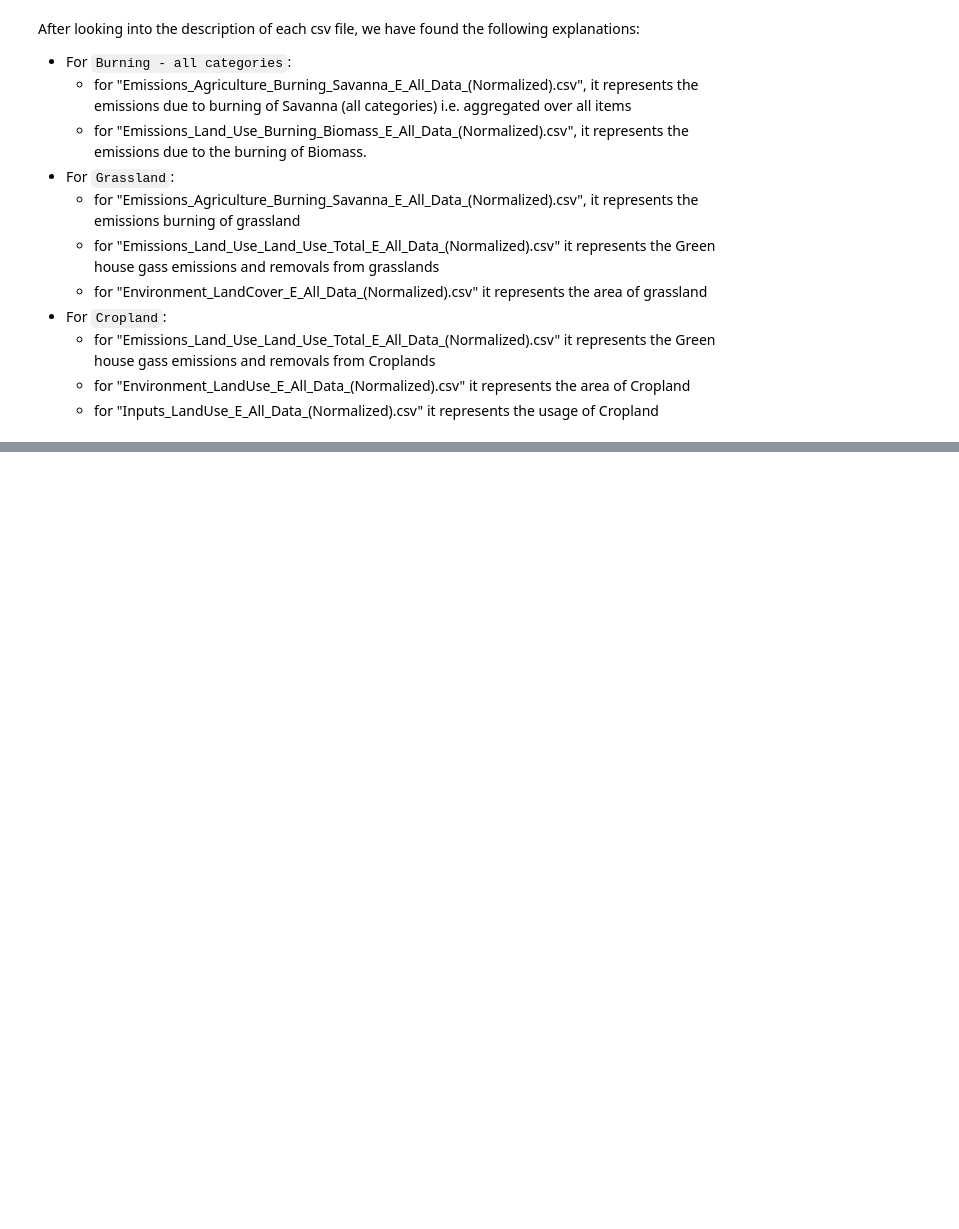
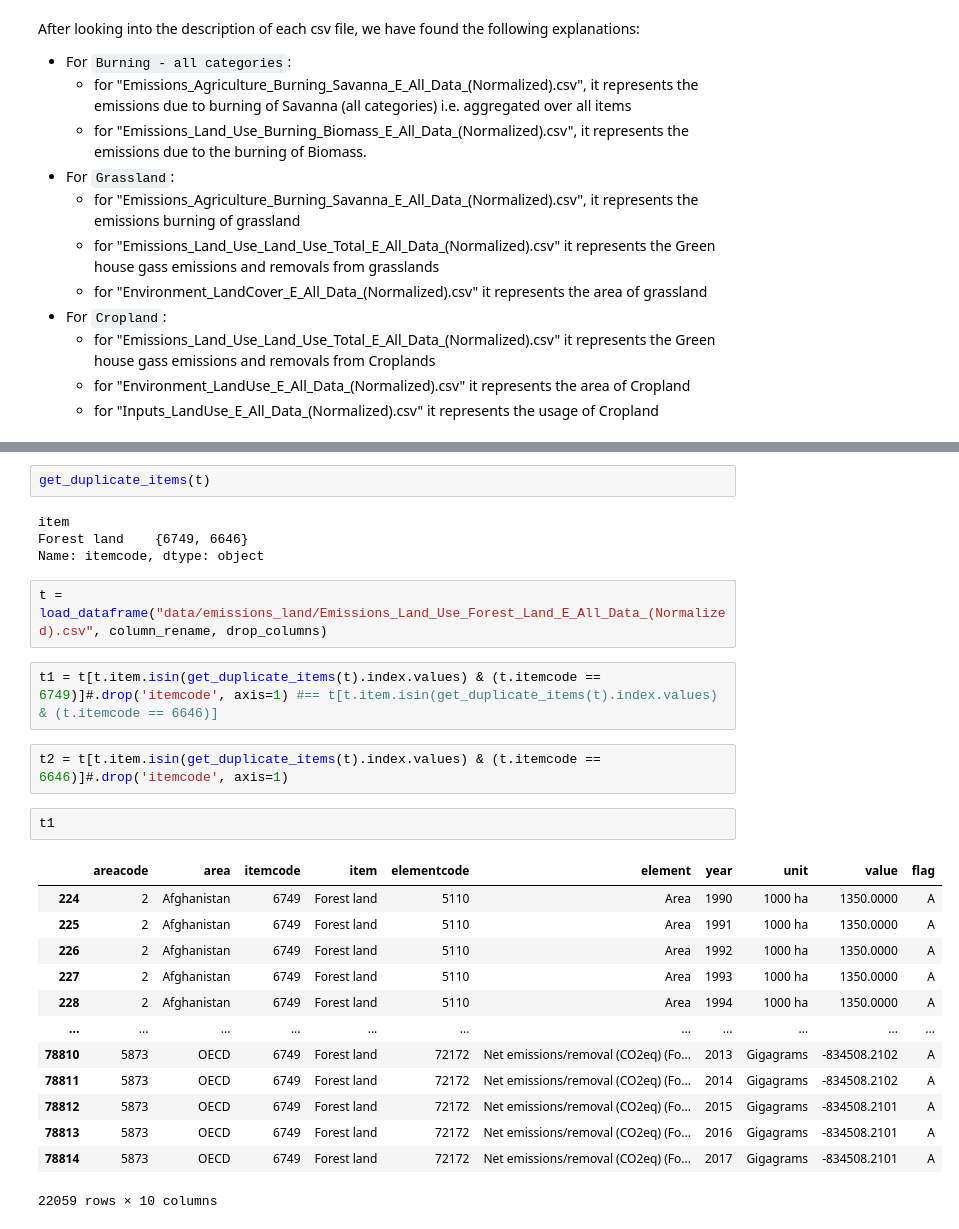
Before and after one commit to ChatPerche/ADA_Project, a Jupyter notebook: Milestone_2.ipynb, the cells around one changed output, grey strips where cells are left out. Drawn from its saved outputs; the diff is of its cells as text; blank space fills up the shorter version.

```diff
--- a/Milestone_2.ipynb
+++ b/Milestone_2.ipynb
@@ -403,0 +452,28 @@ After looking into the description of each csv file, we have found the following
+# %%
+get_duplicate_items(t)
+# %% [output]
+item
+Forest land    {6749, 6646}
+Name: itemcode, dtype: object
+# %%
+t = load_dataframe("data/emissions_land/Emissions_Land_Use_Forest_Land_E_All_Data_(Normalized).csv", column_rename, drop_columns)
+# %%
+t1 = t[t.item.isin(get_duplicate_items(t).index.values) & (t.itemcode == 6749)]#.drop('itemcode', axis=1) #== t[t.item.isin(get_duplicate_items(t).index.values) & (t.itemcode == 6646)]
+# %%
+t2 = t[t.item.isin(get_duplicate_items(t).index.values) & (t.itemcode == 6646)]#.drop('itemcode', axis=1)
+# %%
+t1
+# %% [output]
+|  | areacode | area | itemcode | item | elementcode | element | year | unit | value | flag |
+| 224 | 2 | Afghanistan | 6749 | Forest land | 5110 | Area | 1990 | 1000 ha | 1350.0000 | A |
+| 225 | 2 | Afghanistan | 6749 | Forest land | 5110 | Area | 1991 | 1000 ha | 1350.0000 | A |
+| 226 | 2 | Afghanistan | 6749 | Forest land | 5110 | Area | 1992 | 1000 ha | 1350.0000 | A |
+| 227 | 2 | Afghanistan | 6749 | Forest land | 5110 | Area | 1993 | 1000 ha | 1350.0000 | A |
+| 228 | 2 | Afghanistan | 6749 | Forest land | 5110 | Area | 1994 | 1000 ha | 1350.0000 | A |
+| ... | ... | ... | ... | ... | ... | ... | ... | ... | ... | ... |
+| 78810 | 5873 | OECD | 6749 | Forest land | 72172 | Net emissions/removal (CO2eq) (Fo... | 2013 | Gigagrams | -834508.2102 | A |
+| 78811 | 5873 | OECD | 6749 | Forest land | 72172 | Net emissions/removal (CO2eq) (Fo... | 2014 | Gigagrams | -834508.2102 | A |
+| 78812 | 5873 | OECD | 6749 | Forest land | 72172 | Net emissions/removal (CO2eq) (Fo... | 2015 | Gigagrams | -834508.2101 | A |
+| 78813 | 5873 | OECD | 6749 | Forest land | 72172 | Net emissions/removal (CO2eq) (Fo... | 2016 | Gigagrams | -834508.2101 | A |
+| 78814 | 5873 | OECD | 6749 | Forest land | 72172 | Net emissions/removal (CO2eq) (Fo... | 2017 | Gigagrams | -834508.2101 | A |
+22059 rows × 10 columns
```
Also changed, not shown: parts of 16 cells of this notebook, 1 other file.
